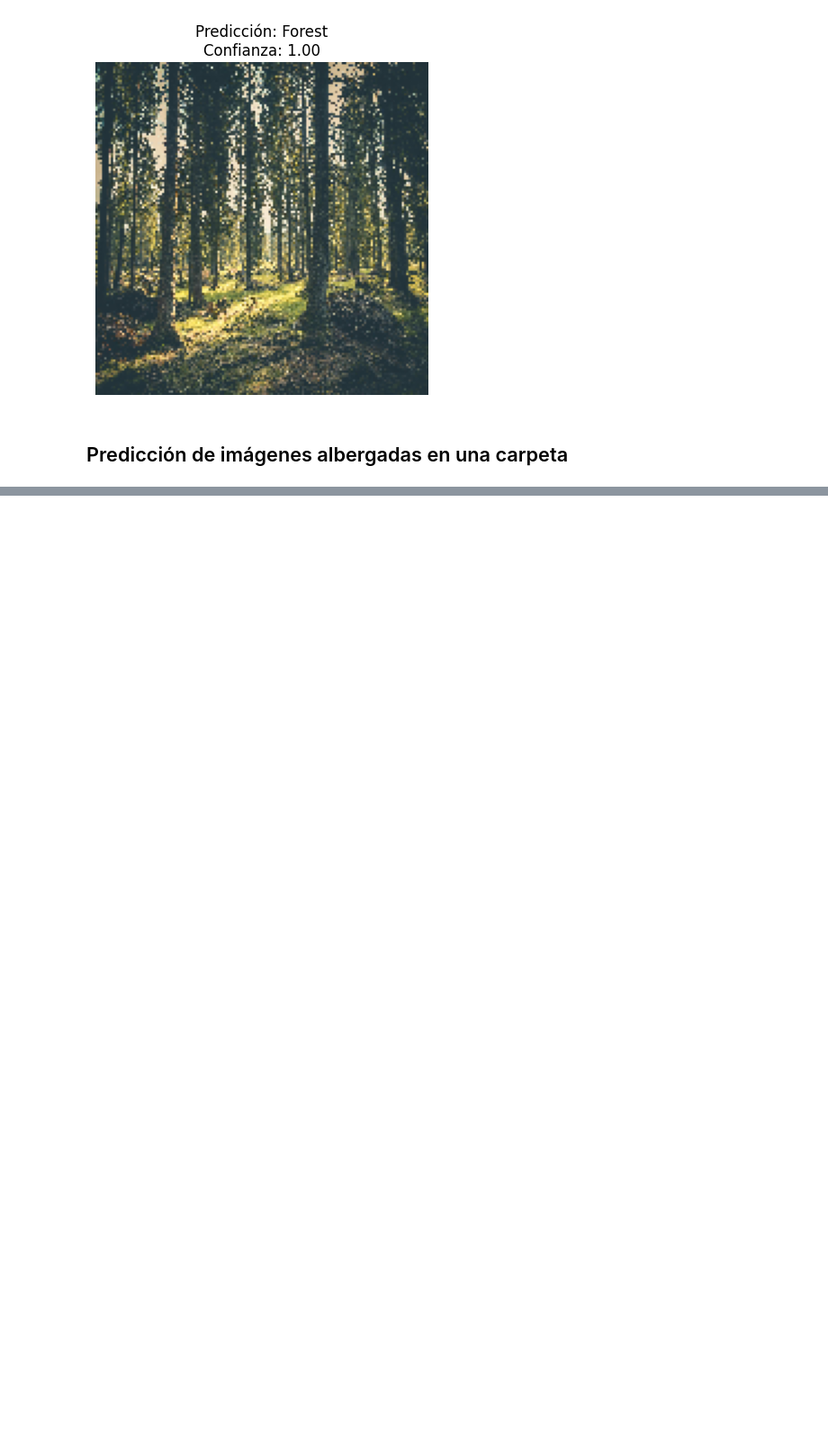
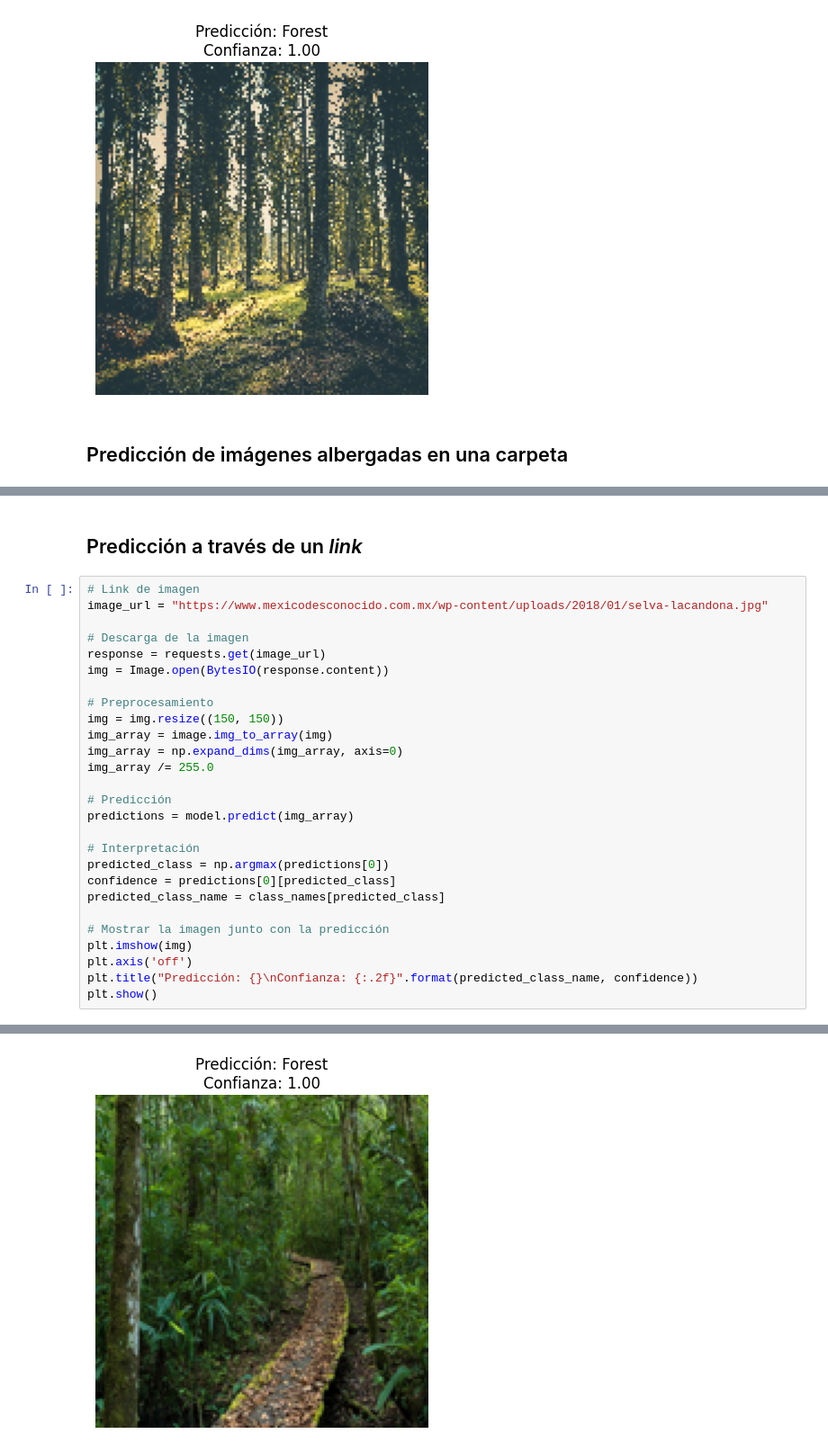
Before and after one commit to LeilaelRico/TC3002B_M2, a Jupyter notebook: A01707023_Prueba.ipynb, the cells around one changed output, grey strips where cells are left out. Shown at 90% size. Cells and saved outputs as stored; diff of their text form; blank space fills up the shorter version.

Commit message:
Added predictions based on URL.

```diff
--- a/A01707023_Prueba.ipynb
+++ b/A01707023_Prueba.ipynb
@@ -120,0 +115,30 @@ for image_file in image_files:
+# %% [markdown]
+## Predicción a través de un *link*
+# %%
+# Link de imagen
+image_url = "https://www.mexicodesconocido.com.mx/wp-content/uploads/2018/01/selva-lacandona.jpg"
+
+# Descarga de la imagen
+response = requests.get(image_url)
+img = Image.open(BytesIO(response.content))
+
+# Preprocesamiento
+img = img.resize((150, 150))
+img_array = image.img_to_array(img)
+img_array = np.expand_dims(img_array, axis=0)
+img_array /= 255.0
+
+# Predicción
+predictions = model.predict(img_array)
+
+# Interpretación
+predicted_class = np.argmax(predictions[0])
+confidence = predictions[0][predicted_class]
+predicted_class_name = class_names[predicted_class]
+
+# Mostrar la imagen junto con la predicción
+plt.imshow(img)
+plt.axis('off')
+plt.title("Predicción: {}\nConfianza: {:.2f}".format(predicted_class_name, confidence))
+plt.show()
+# %% [output]
@@ -120,0 +146 @@ for image_file in image_files:
+[figure, added]
```
Also changed, not shown: parts of 4 cells of this notebook, 1 other file.
